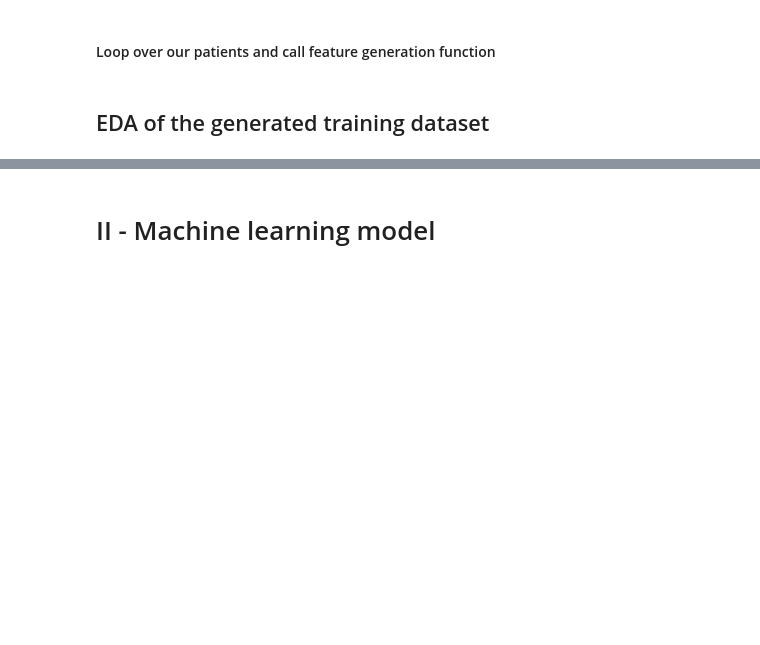
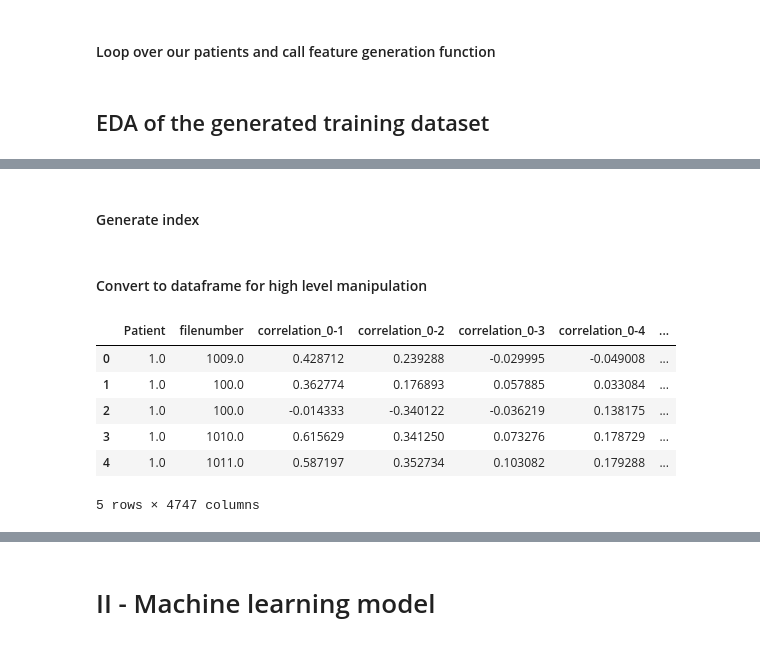
Before and after one commit to gijsbarmentlo/epilepsy_seizure_prediction, a Jupyter notebook: presentation_notebook.ipynb, the cells around one changed output, grey strips where cells are left out. Saved outputs shown, nothing was run; the diff lists cells and outputs as text; code cells hidden in the pictures; blank space fills up the shorter version.

```diff
--- a/presentation_notebook.ipynb
+++ b/presentation_notebook.ipynb
@@ -155,7 +155,8 @@ def total_energy(segment_downsampled):
 
 def highres_total_energy(segment):
     window = SAMPLING_FREQUENCY * 4
-    f, psd = scipy.signal.wel
+    f, psd = scipy.signal.welch(segment, fs=SAMPLING_FREQUENCY, nperseg=window)
+    return psd.sum()
 # %% [markdown]
 #### SVD Entropy
 # %%
@@ -448,0 +474,2 @@ for p in [1, 2, 3]:  #[1, 2, 3]:  # iterating over patients 1, 2, 3
+# %% [markdown]
+#### Generate index
@@ -448,0 +478,13 @@ for p in [1, 2, 3]:  #[1, 2, 3]:  # iterating over patients 1, 2, 3
+# %% [markdown]
+#### Convert to dataframe for high level manipulation
+# %%
+X_df = pd.DataFrame(data = X, columns = index)
+X_df.head()
+# %% [output]
+|  | Patient | filenumber | correlation_0-1 | correlation_0-2 | correlation_0-3 | correlation_0-4 | ... |
+| 0 | 1.0 | 1009.0 | 0.428712 | 0.239288 | -0.029995 | -0.049008 | ... |
+| 1 | 1.0 | 100.0 | 0.362774 | 0.176893 | 0.057885 | 0.033084 | ... |
+| 2 | 1.0 | 100.0 | -0.014333 | -0.340122 | -0.036219 | 0.138175 | ... |
+| 3 | 1.0 | 1010.0 | 0.615629 | 0.341250 | 0.073276 | 0.178729 | ... |
+| 4 | 1.0 | 1011.0 | 0.587197 | 0.352734 | 0.103082 | 0.179288 | ... |
+5 rows × 4747 columns
```
Also changed, not shown: parts of 33 cells of this notebook, 1 other file.
